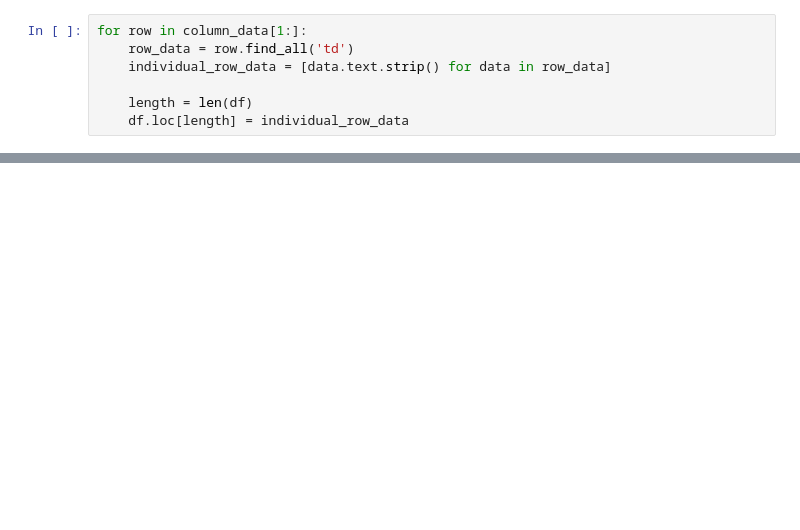
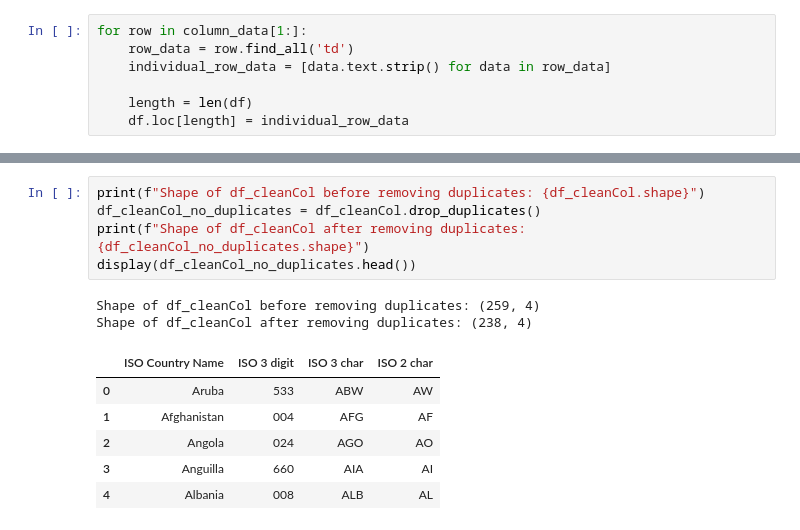
Before and after one commit to ivansurachman/online-retail-project, a Jupyter notebook: include/dataset/Country.ipynb, the cells around one changed output, grey strips where cells are left out. Cells and saved outputs as stored; diff of their text form; blank space fills up the shorter version.

```diff
--- a/include/dataset/Country.ipynb
+++ b/include/dataset/Country.ipynb
@@ -112,0 +142,14 @@ df
+# %%
+print(f"Shape of df_cleanCol before removing duplicates: {df_cleanCol.shape}")
+df_cleanCol_no_duplicates = df_cleanCol.drop_duplicates()
+print(f"Shape of df_cleanCol after removing duplicates: {df_cleanCol_no_duplicates.shape}")
+display(df_cleanCol_no_duplicates.head())
+# %% [output]
+Shape of df_cleanCol before removing duplicates: (259, 4)
+Shape of df_cleanCol after removing duplicates: (238, 4)
+|  | ISO Country Name | ISO 3 digit | ISO 3 char | ISO 2 char |
+| 0 | Aruba | 533 | ABW | AW |
+| 1 | Afghanistan | 004 | AFG | AF |
+| 2 | Angola | 024 | AGO | AO |
+| 3 | Anguilla | 660 | AIA | AI |
+| 4 | Albania | 008 | ALB | AL |
```
Also changed, not shown: parts of 12 cells of this notebook, 22 other files.
